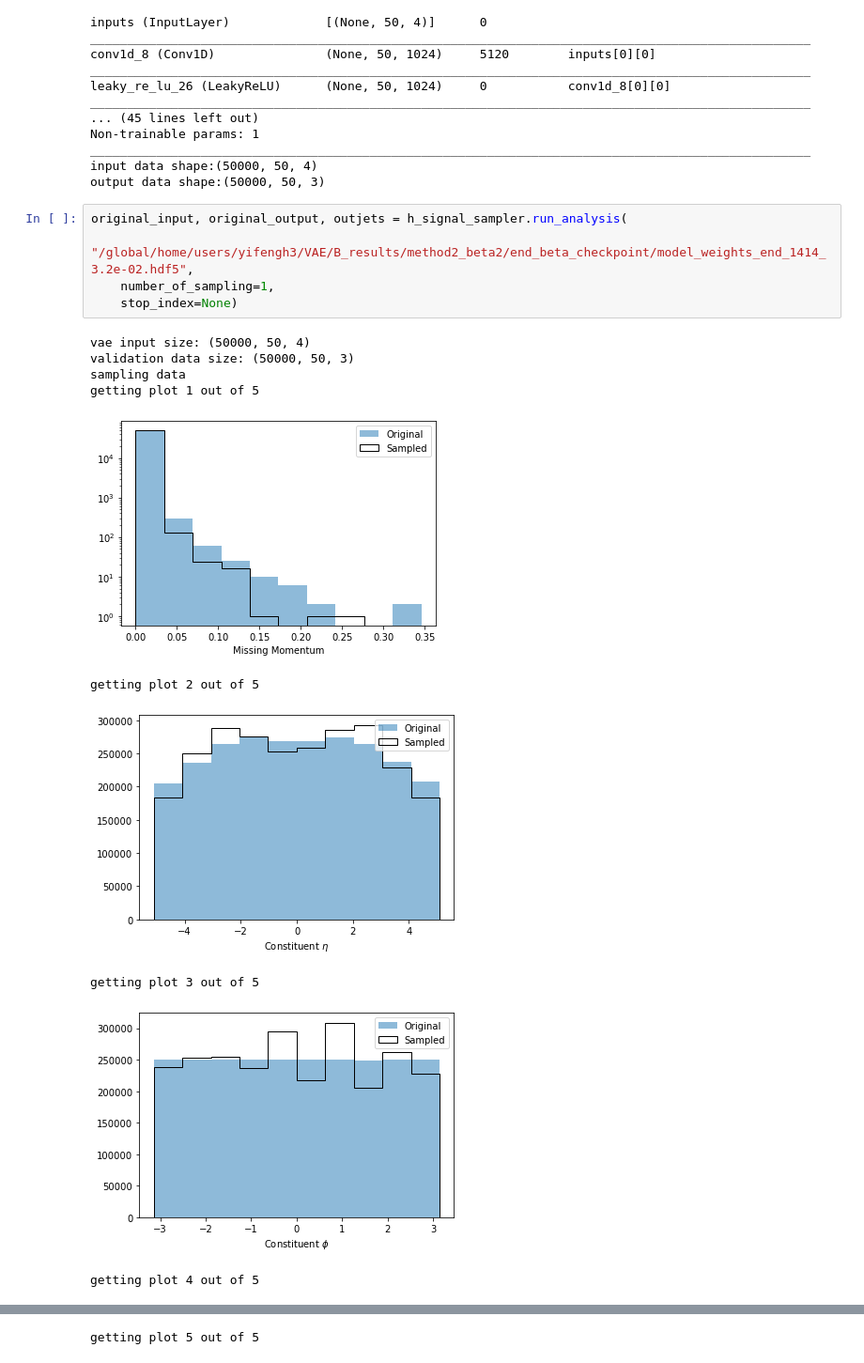
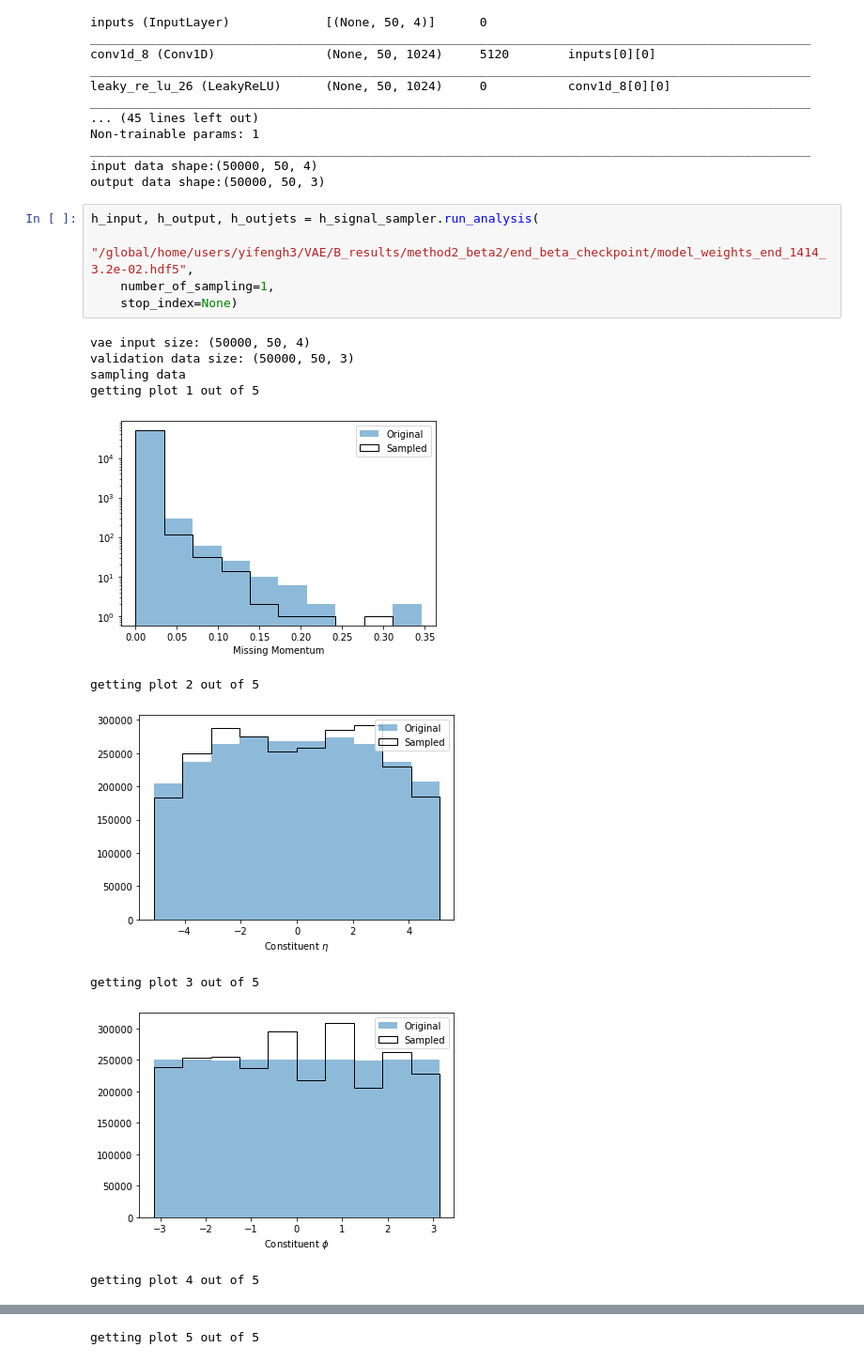
Before and after one commit to erichuangyf/copy_EMD_VAE, a Jupyter notebook: Study/sample_and_analysis.ipynb, the cells around one changed output, grey strips where cells are left out. Shown: that part at 94% size. Saved outputs shown, nothing was run; the diff lists cells and outputs as text.

```diff
--- a/Study/sample_and_analysis.ipynb
+++ b/Study/sample_and_analysis.ipynb
@@ -120,16 +121,16 @@ ________________________________________________________________________________
 input data shape:(50000, 50, 4)
 output data shape:(50000, 50, 3)
 # %%
-original_input, original_output, outjets = h_signal_sampler.run_analysis(
+h_input, h_output, h_outjets = h_signal_sampler.run_analysis(
     "/global/home/users/yifengh3/VAE/B_results/method2_beta2/end_beta_checkpoint/model_weights_end_1414_3.2e-02.hdf5",
     number_of_sampling=1,
     stop_index=None)
 # %% [output]
 vae input size: (50000, 50, 4)
 validation data size: (50000, 50, 3)
 sampling data
 getting plot 1 out of 5
-[figure, old version]
+[figure, new version]
 getting plot 2 out of 5
 [figure]
 getting plot 3 out of 5
```
Also changed, not shown: parts of 6 cells of this notebook, 1 other file.
